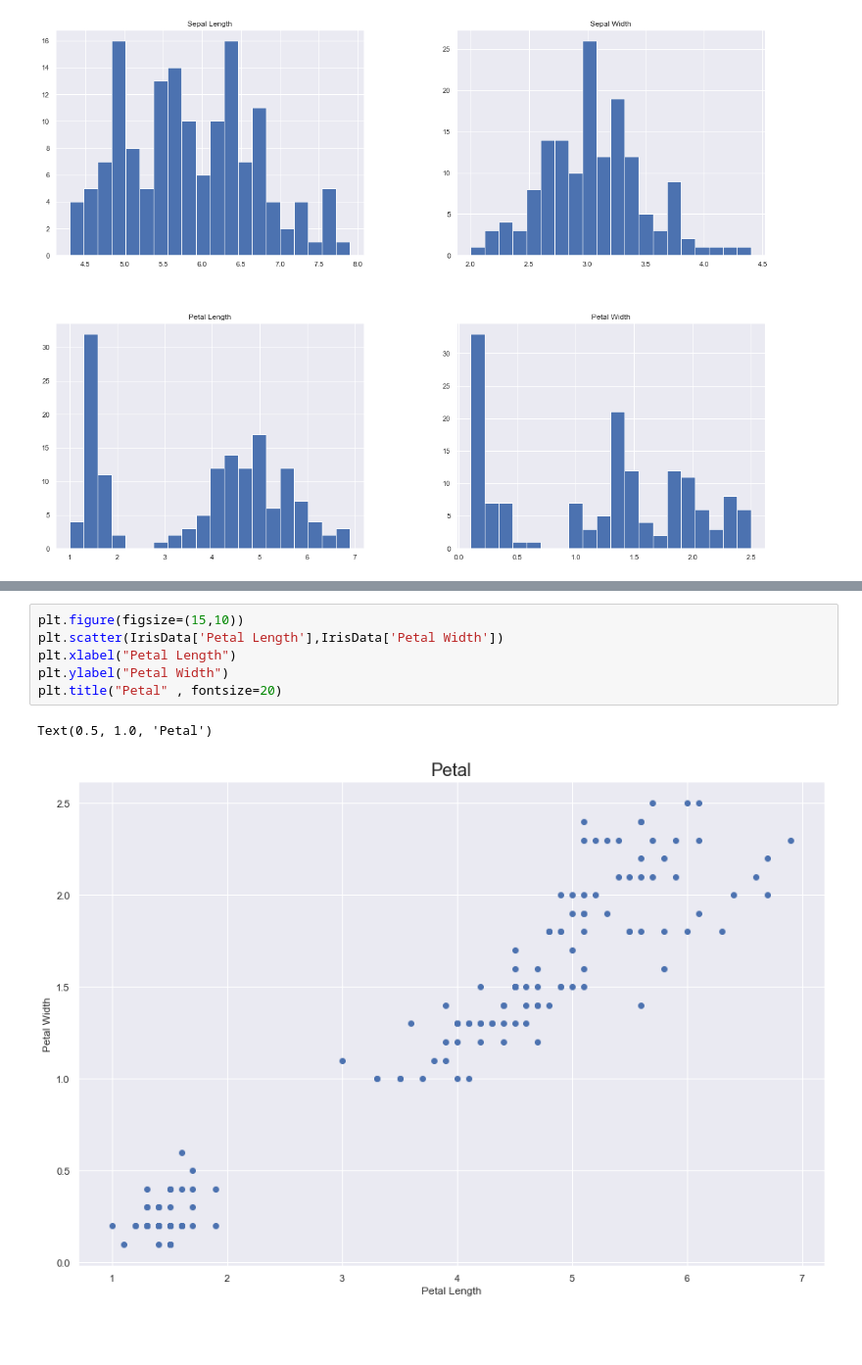
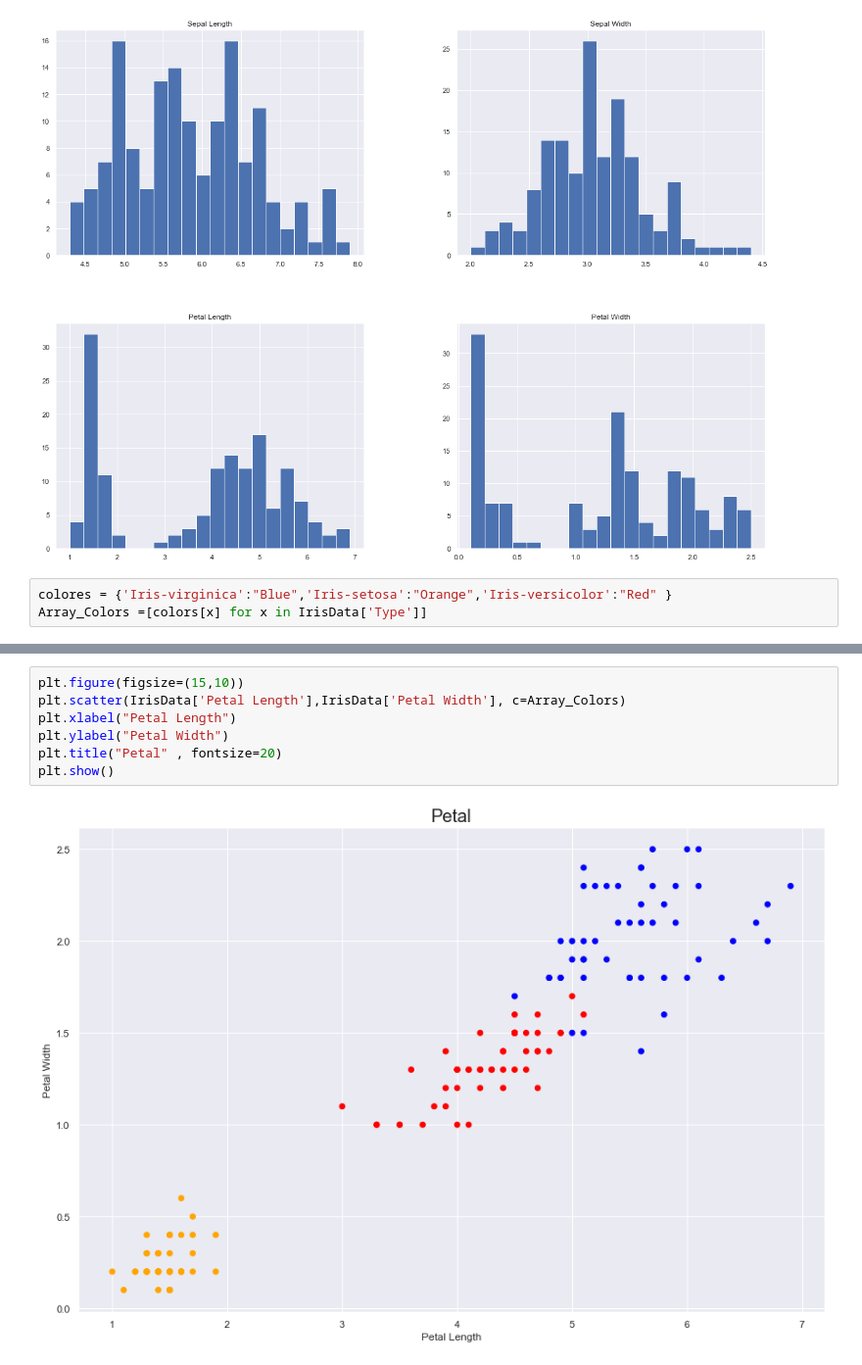
Before and after one commit to gustavoalonso93/Ciencia-de-Dados, a Jupyter notebook: Python/Iris Dataset.ipynb, the cells around one changed output, grey strips where cells are left out. Shown: that part at 98% size. Cells and saved outputs as stored; diff of their text form; blank space fills up the shorter version.

```diff
--- a/Python/Iris Dataset.ipynb
+++ b/Python/Iris Dataset.ipynb
@@ -70,3 +82,5 @@ array([[<AxesSubplot:title={'center':'Sepal Length'}>,
         <AxesSubplot:title={'center':'Petal Width'}>]], dtype=object)
 [figure]
 # %%
+colores = {'Iris-virginica':"Blue",'Iris-setosa':"Orange",'Iris-versicolor':"Red" }
+Array_Colors =[colors[x] for x in IrisData['Type']]
@@ -76,9 +87,9 @@ array([[<AxesSubplot:title={'center':'Sepal Length'}>,
 # %%
 plt.figure(figsize=(15,10))
-plt.scatter(IrisData['Petal Length'],IrisData['Petal Width'])
+plt.scatter(IrisData['Petal Length'],IrisData['Petal Width'], c=Array_Colors)
 plt.xlabel("Petal Length")
 plt.ylabel("Petal Width")
 plt.title("Petal" , fontsize=20)
+plt.show()
 # %% [output]
-Text(0.5, 1.0, 'Petal')
-[figure, old version]
+[figure, new version]
```
Also changed, not shown: parts of 11 cells of this notebook.
